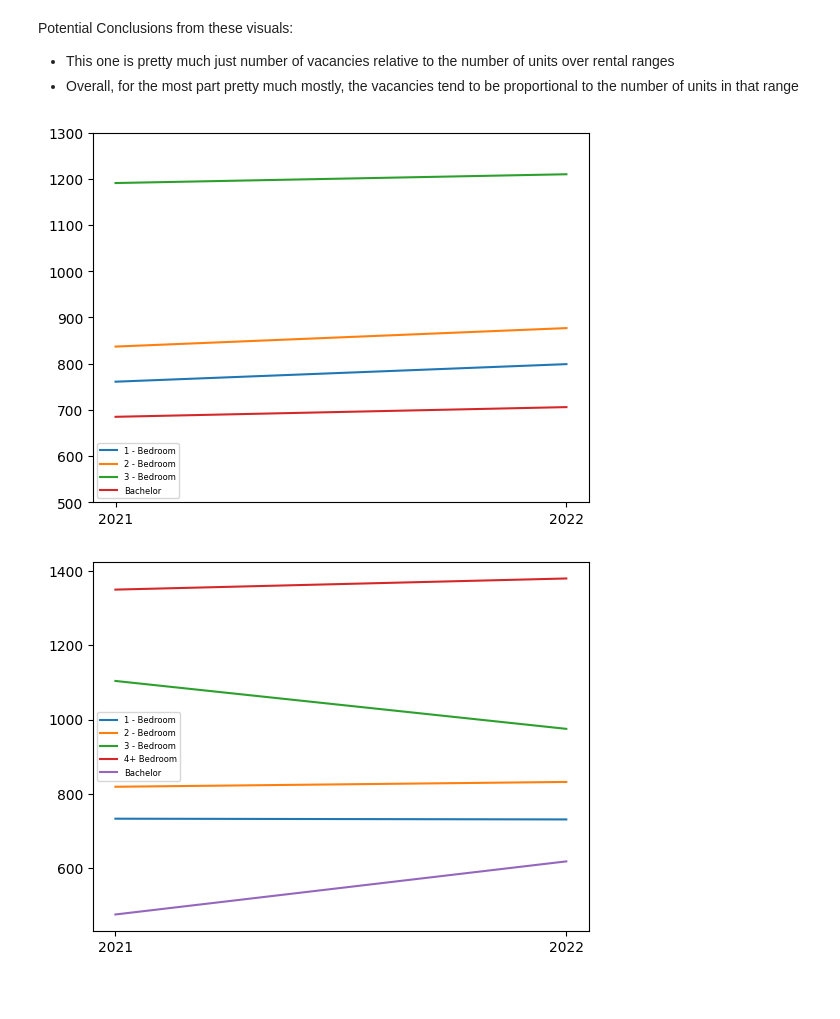
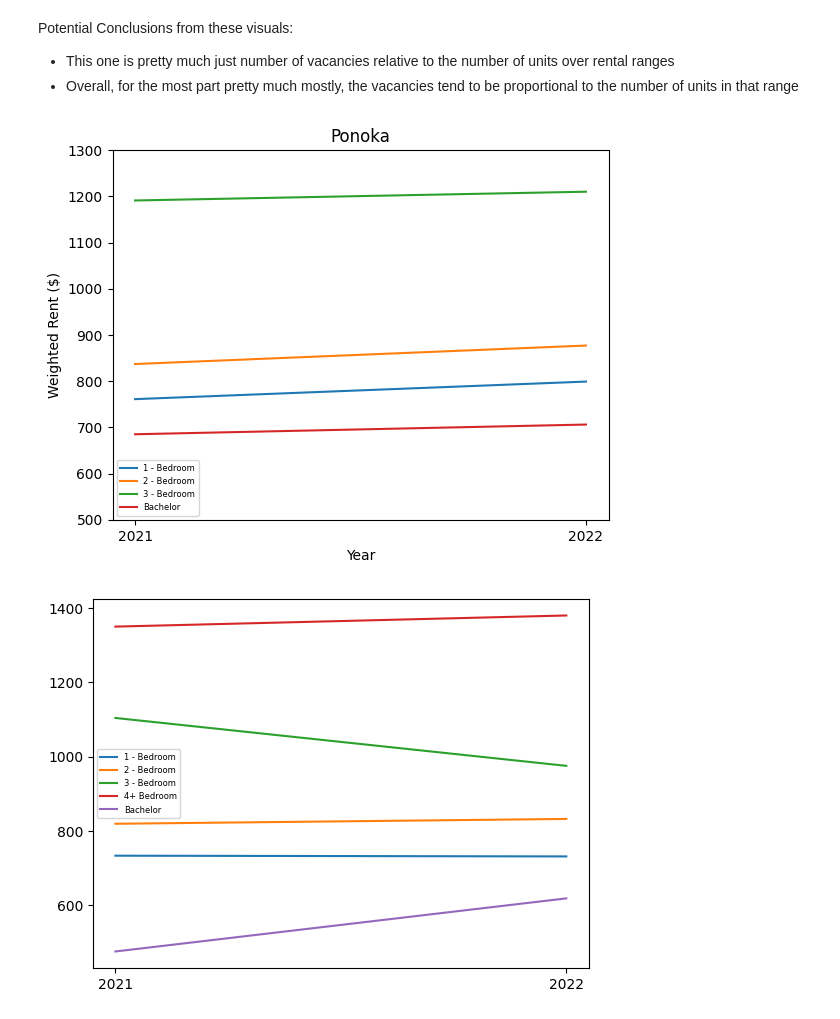
Before and after one commit to Mathemusician1729/DATA-221-Project, a Jupyter notebook: 221-Project.ipynb, the cells around one changed output. Cells and saved outputs as stored; diff of their text form; code cells hidden in the pictures; blank space fills up the shorter version.

```diff
--- a/221-Project.ipynb
+++ b/221-Project.ipynb
@@ -207,31 +207,34 @@ Potential Conclusions from these visuals:
 - Overall, for the most part pretty much mostly, the vacancies tend to be proportional to the number of units in that range
 # %%
 # Drayton Valley, McLennan, Two Hills, Slave Lake
-sample_smalltowns = ["Ponoka","Rocky Mountain House", "Mclennan", "Two Hills","Slave Lake"]
+sample_smalltowns = ["Ponoka","Rocky Mountain House", "Millet", "Two Hills","Slave Lake"]
 costs_smalltowns = table8[table8["Community"].isin(sample_smalltowns)]
 vacancy_smalltowns = table6[table6["Community"].isin(sample_smalltowns)]
 
-atha = costs_smalltowns[costs_smalltowns["Community"] == "Ponoka"]
+ponoka = costs_smalltowns[costs_smalltowns["Community"] == "Ponoka"]
 fortmac = costs_smalltowns[costs_smalltowns["Community"] == "Vegreville"]
-ray = costs_smalltowns[costs_smalltowns["Community"] == "Mclennan"]
+ray = costs_smalltowns[costs_smalltowns["Community"] == "Millet"]
 two_hills = costs_smalltowns[costs_smalltowns["Community"] == "Two Hills"]
 did = costs_smalltowns[costs_smalltowns["Community"] == "Slave Lake"]
 
-atha_rents = atha[["2021 Weighted Rent", "2022 Weighted Rent"]]
+ponoka_rents = ponoka[["2021 Weighted Rent", "2022 Weighted Rent"]]
 fortmac_rents = fortmac[["2021 Weighted Rent", "2022 Weighted Rent"]]
 ray_rents = ray[["2021 Weighted Rent", "2022 Weighted Rent"]]
 th_rent = two_hills[["2021 Weighted Rent", "2022 Weighted Rent"]]
 did_rents = did[["2021 Weighted Rent", "2022 Weighted Rent"]]
 # %%
-# small change only example
-for i in range(len(atha.index)):
-    plt.plot(["2021", "2022"], atha_rents.iloc[i], label=atha["Unit Type"].iloc[i])
+# small change only example (baseline)
+for i in range(len(ponoka.index)):
+    plt.plot(["2021", "2022"], ponoka_rents.iloc[i], label=ponoka["Unit Type"].iloc[i])
 
 plt.ylim(500, 1300)
+plt.title("Ponoka")
+plt.xlabel("Year")
+plt.ylabel("Weighted Rent ($)")
 plt.legend(prop={'size': 6})
 plt.show()
 # %% [output]
-[figure, old version]
+[figure, new version]
 # %%
 # decreasing trend example
 for i in range(len(fortmac.index)):
```
Also changed, not shown: parts of 2 cells of this notebook.
